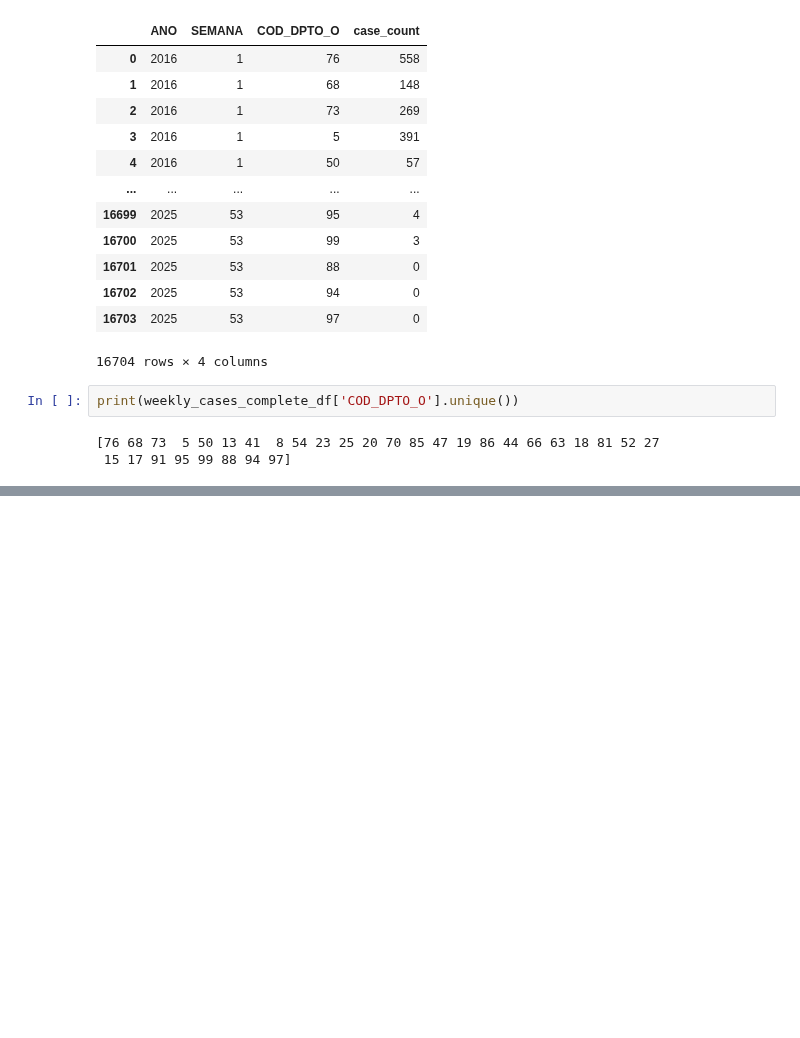
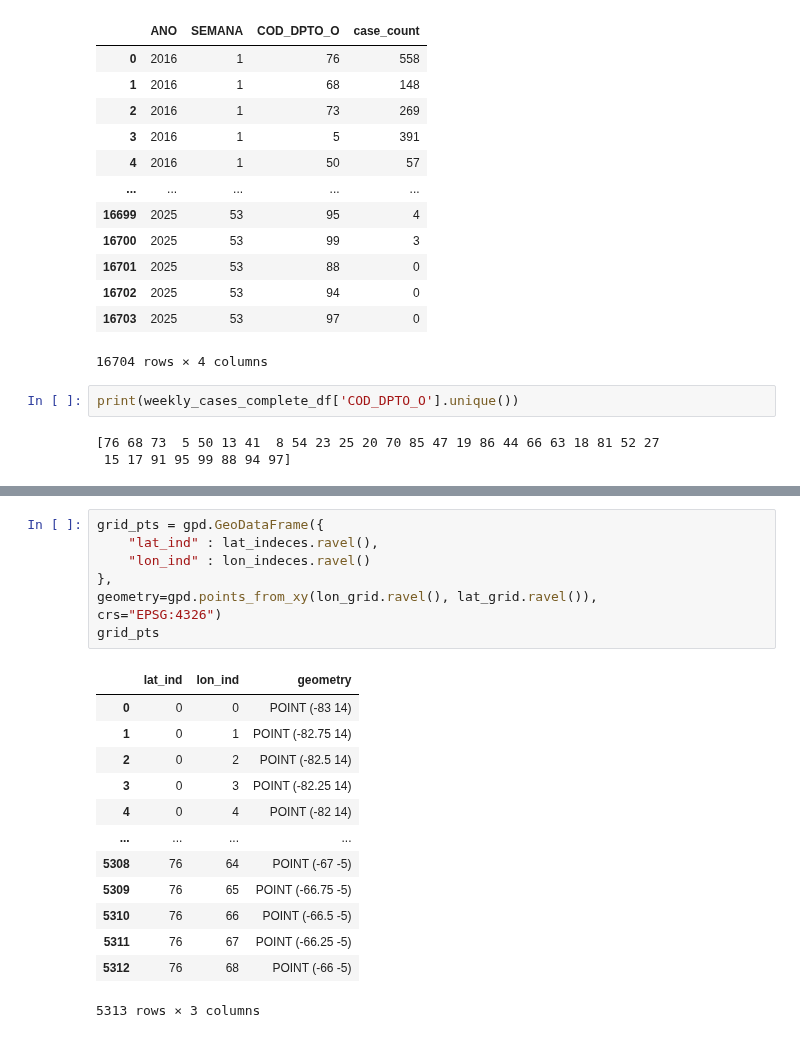
Before and after one commit to CarlosBlanco1/ColombiaDengueForecasting, a Jupyter notebook: notebooks/explore_dengue_cases.ipynb, the cells around one changed output, grey strips where cells are left out. Cells and saved outputs as stored; diff of their text form; blank space fills up the shorter version.

```diff
--- a/notebooks/explore_dengue_cases.ipynb
+++ b/notebooks/explore_dengue_cases.ipynb
@@ -296,0 +353,22 @@ KeyboardInterrupt:
+# %%
+grid_pts = gpd.GeoDataFrame({
+    "lat_ind" : lat_indeces.ravel(),
+    "lon_ind" : lon_indeces.ravel()
+},
+geometry=gpd.points_from_xy(lon_grid.ravel(), lat_grid.ravel()),
+crs="EPSG:4326")
+grid_pts
+# %% [output]
+|  | lat_ind | lon_ind | geometry |
+| 0 | 0 | 0 | POINT (-83 14) |
+| 1 | 0 | 1 | POINT (-82.75 14) |
+| 2 | 0 | 2 | POINT (-82.5 14) |
+| 3 | 0 | 3 | POINT (-82.25 14) |
+| 4 | 0 | 4 | POINT (-82 14) |
+| ... | ... | ... | ... |
+| 5308 | 76 | 64 | POINT (-67 -5) |
+| 5309 | 76 | 65 | POINT (-66.75 -5) |
+| 5310 | 76 | 66 | POINT (-66.5 -5) |
+| 5311 | 76 | 67 | POINT (-66.25 -5) |
+| 5312 | 76 | 68 | POINT (-66 -5) |
+5313 rows × 3 columns
```
Also changed, not shown: parts of 12 cells of this notebook.
